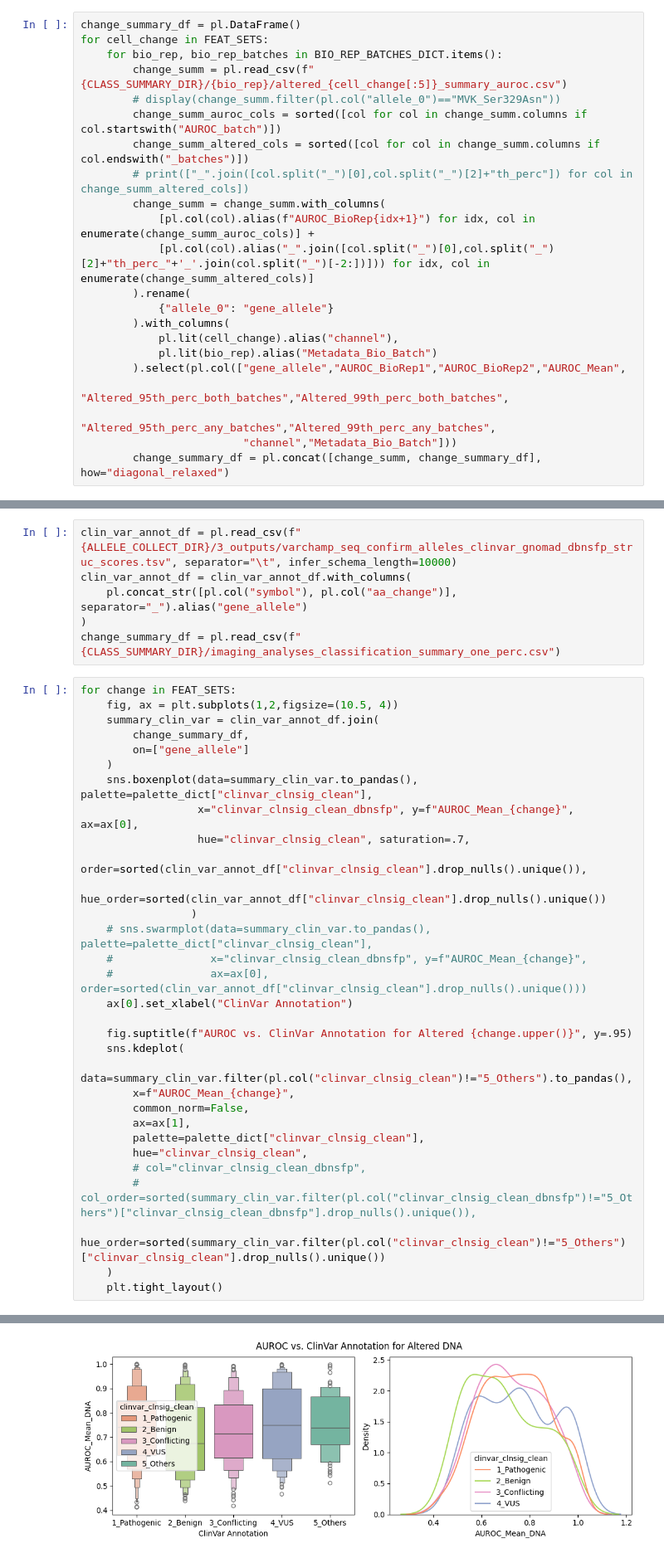
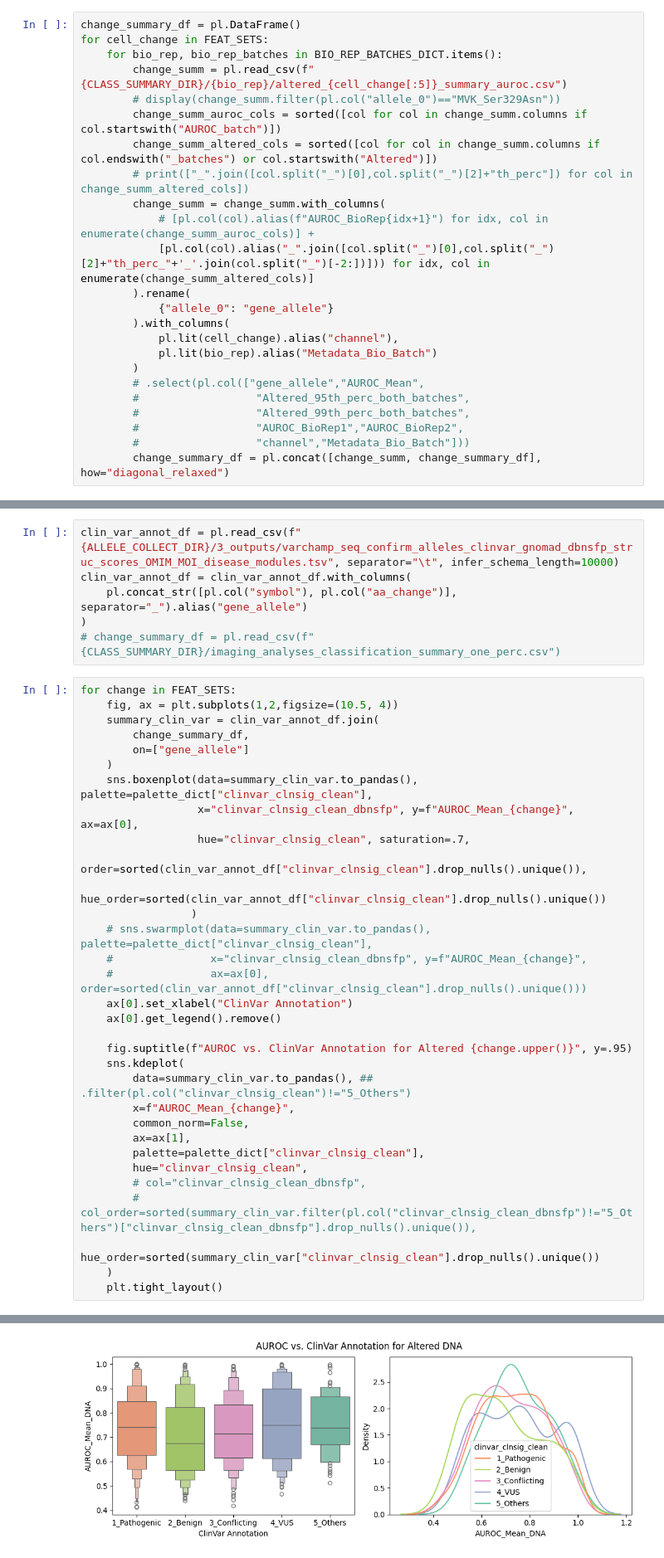
Before and after one commit to broadinstitute/2025_varchamp_snakemake, a Jupyter notebook: 3.downstream_analyses/scripts/3_classification_metrics.ipynb, the cells around one changed output, grey strips where cells are left out. Shown at 83% size. Cells and saved outputs as stored; diff of their text form.

Commit message:
Update classification pipeline

```diff
--- a/3.downstream_analyses/scripts/3_classification_metrics.ipynb
+++ b/3.downstream_analyses/scripts/3_classification_metrics.ipynb
@@ -775,20 +780,22 @@ for cell_change in FEAT_SETS:
         change_summ = pl.read_csv(f"{CLASS_SUMMARY_DIR}/{bio_rep}/altered_{cell_change[:5]}_summary_auroc.csv")
         # display(change_summ.filter(pl.col("allele_0")=="MVK_Ser329Asn"))
         change_summ_auroc_cols = sorted([col for col in change_summ.columns if col.startswith("AUROC_batch")])
-        change_summ_altered_cols = sorted([col for col in change_summ.columns if col.endswith("_batches")])
+        change_summ_altered_cols = sorted([col for col in change_summ.columns if col.endswith("_batches") or col.startswith("Altered")])
         # print(["_".join([col.split("_")[0],col.split("_")[2]+"th_perc"]) for col in change_summ_altered_cols])
         change_summ = change_summ.with_columns(
-            [pl.col(col).alias(f"AUROC_BioRep{idx+1}") for idx, col in enumerate(change_summ_auroc_cols)] +
+            # [pl.col(col).alias(f"AUROC_BioRep{idx+1}") for idx, col in enumerate(change_summ_auroc_cols)] +
             [pl.col(col).alias("_".join([col.split("_")[0],col.split("_")[2]+"th_perc_"+'_'.join(col.split("_")[-2:])])) for idx, col in enumerate(change_summ_altered_cols)]
         ).rename(
             {"allele_0": "gene_allele"}
         ).with_columns(
             pl.lit(cell_change).alias("channel"),
             pl.lit(bio_rep).alias("Metadata_Bio_Batch")
-        ).select(pl.col(["gene_allele","AUROC_BioRep1","AUROC_BioRep2","AUROC_Mean",
-                         "Altered_95th_perc_both_batches","Altered_99th_perc_both_batches",
-                         "Altered_95th_perc_any_batches","Altered_99th_perc_any_batches",
-                         "channel","Metadata_Bio_Batch"]))
+        )
+        # .select(pl.col(["gene_allele","AUROC_Mean",
+        #                  "Altered_95th_perc_both_batches",
+        #                  "Altered_99th_perc_both_batches",
+        #                  "AUROC_BioRep1","AUROC_BioRep2",
+        #                  "channel","Metadata_Bio_Batch"]))
         change_summary_df = pl.concat([change_summ, change_summary_df], how="diagonal_relaxed")
 # %%
 change_summary_df_gfp = change_summary_df.filter(pl.col("channel")=="GFP")
@@ -882,10 +898,10 @@ sys.path.append(f"{ALLELE_COLLECT_DIR}/2_analyses")
 from plot_utils import *
 # %%
-clin_var_annot_df = pl.read_csv(f"{ALLELE_COLLECT_DIR}/3_outputs/varchamp_seq_confirm_alleles_clinvar_gnomad_dbnsfp_struc_scores.tsv", separator="\t", infer_schema_length=10000)
+clin_var_annot_df = pl.read_csv(f"{ALLELE_COLLECT_DIR}/3_outputs/varchamp_seq_confirm_alleles_clinvar_gnomad_dbnsfp_struc_scores_OMIM_MOI_disease_modules.tsv", separator="\t", infer_schema_length=10000)
 clin_var_annot_df = clin_var_annot_df.with_columns(
     pl.concat_str([pl.col("symbol"), pl.col("aa_change")], separator="_").alias("gene_allele")
 )
-change_summary_df = pl.read_csv(f"{CLASS_SUMMARY_DIR}/imaging_analyses_classification_summary_one_perc.csv")
+# change_summary_df = pl.read_csv(f"{CLASS_SUMMARY_DIR}/imaging_analyses_classification_summary_one_perc.csv")
 # %%
 for change in FEAT_SETS:
     fig, ax = plt.subplots(1,2,figsize=(10.5, 4))
@@ -903,10 +919,11 @@ for change in FEAT_SETS:
     #               x="clinvar_clnsig_clean_dbnsfp", y=f"AUROC_Mean_{change}",
     #               ax=ax[0], order=sorted(clin_var_annot_df["clinvar_clnsig_clean"].drop_nulls().unique()))
     ax[0].set_xlabel("ClinVar Annotation")
+    ax[0].get_legend().remove()
 
     fig.suptitle(f"AUROC vs. ClinVar Annotation for Altered {change.upper()}", y=.95)
     sns.kdeplot(
-        data=summary_clin_var.filter(pl.col("clinvar_clnsig_clean")!="5_Others").to_pandas(),
+        data=summary_clin_var.to_pandas(), ## .filter(pl.col("clinvar_clnsig_clean")!="5_Others")
         x=f"AUROC_Mean_{change}",
         common_norm=False,
         ax=ax[1],
@@ -914,7 +931,7 @@ for change in FEAT_SETS:
         hue="clinvar_clnsig_clean",
         # col="clinvar_clnsig_clean_dbnsfp",
         # col_order=sorted(summary_clin_var.filter(pl.col("clinvar_clnsig_clean_dbnsfp")!="5_Others")["clinvar_clnsig_clean_dbnsfp"].drop_nulls().unique()),
-        hue_order=sorted(summary_clin_var.filter(pl.col("clinvar_clnsig_clean")!="5_Others")["clinvar_clnsig_clean"].drop_nulls().unique())
+        hue_order=sorted(summary_clin_var["clinvar_clnsig_clean"].drop_nulls().unique())
     )
     plt.tight_layout()
 # %% [output]
@@ -922 +939 @@ for change in FEAT_SETS:
-[figure, old version]
+[figure, new version]
```
Also changed, not shown: parts of 14 cells of this notebook, 42 other files.
